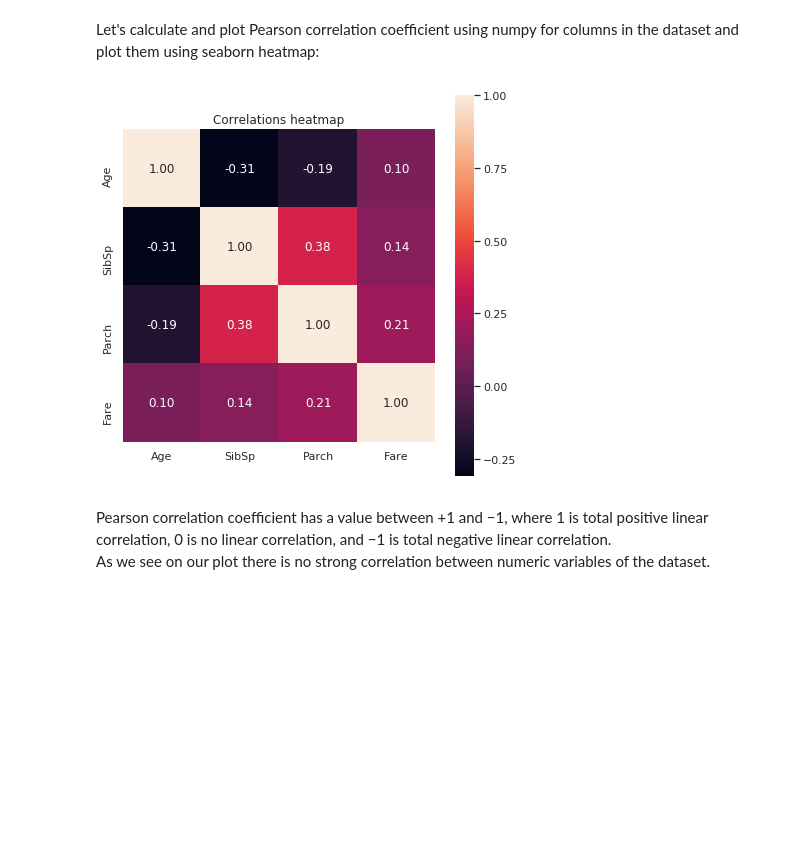
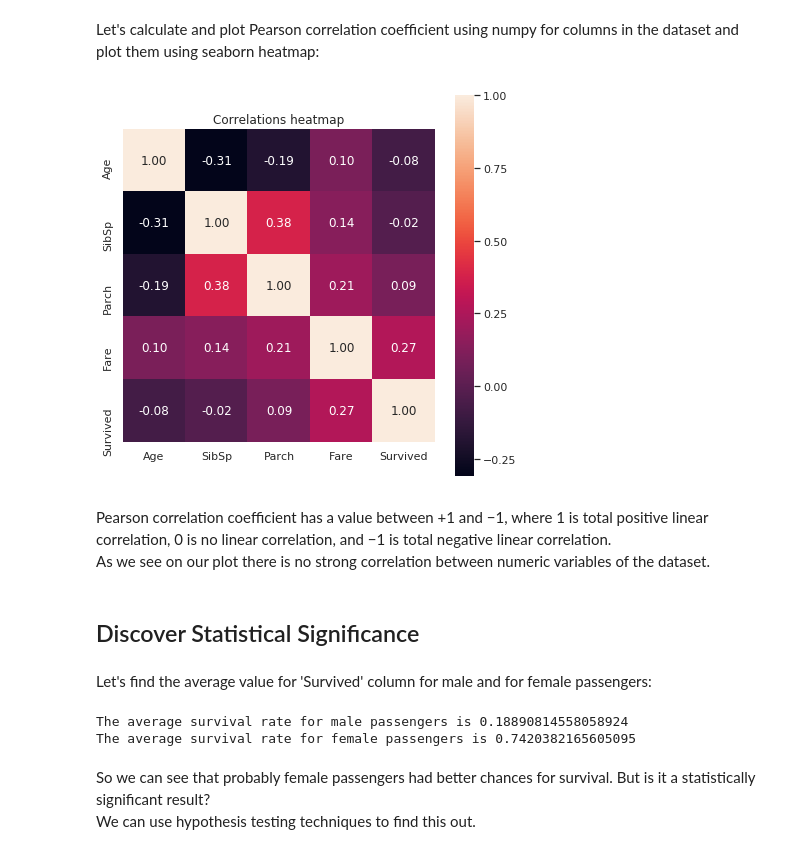
Before and after one commit to Lexie88rus/statistical-concepts-using-titanic-dataset, a Jupyter notebook: Examples of Basic Statistics Concepts using Titanic Dataset.ipynb, the cells around one changed output. Drawn from its saved outputs; the diff is of its cells as text; code cells hidden in the pictures; blank space fills up the shorter version.

Commit message:
Final version of the notebook: added hypothesis testing section

```diff
--- a/Examples of Basic Statistics Concepts using Titanic Dataset.ipynb
+++ b/Examples of Basic Statistics Concepts using Titanic Dataset.ipynb
@@ -268,16 +273,32 @@ $$ \rho(X, Y) = cov(X, Y) / (\sigma _{X} * \sigma _{Y}) $$
 Let's calculate and plot Pearson correlation coefficient using numpy for columns in the dataset and plot them using seaborn heatmap:
 # %%
 #Numerical columns to find out correlation
-cols = ['Age', 'SibSp', 'Parch', 'Fare']
+cols = ['Age', 'SibSp', 'Parch', 'Fare', 'Survived']
 
 #Find out correlation between columns using numpy and plot
 corrs = np.corrcoef(df_1[cols].values.T)
 sns.set(font_scale=1)
 sns.set(rc={'figure.figsize':(7,7)})
 hm=sns.heatmap(corrs, cbar = True, annot=True, square = True, fmt = '.2f',
               yticklabels = cols, xticklabels = cols).set_title('Correlations heatmap')
 # %% [output]
-[figure, old version]
+[figure, new version]
 # %% [markdown]
 Pearson correlation coefficient has a value between +1 and −1, where 1 is total positive linear correlation, 0 is no linear correlation, and −1 is total negative linear correlation.
 <br> As we see on our plot there is no strong correlation between numeric variables of the dataset.
+# %% [markdown]
+## Discover Statistical Significance
+# %% [markdown]
+Let's find the average value for 'Survived' column for male and for female passengers:
+# %%
+mean_survived_male = df[df['Sex'] == 'male']['Survived'].mean()
+mean_survived_female = df[df['Sex'] == 'female']['Survived'].mean()
+
+print("The average survival rate for male passengers is {mean_survived_male}".format(mean_survived_male = mean_survived_male))
+print("The average survival rate for female passengers is {mean_survived_female}".format(mean_survived_female = mean_survived_female))
+# %% [output]
+The average survival rate for male passengers is 0.18890814558058924
+The average survival rate for female passengers is 0.7420382165605095
+# %% [markdown]
+So we can see that probably female passengers had better chances for survival. But is it a statistically significant result?
+<br> We can use hypothesis testing techniques to find this out.
```
Also changed, not shown: parts of 9 cells of this notebook.
